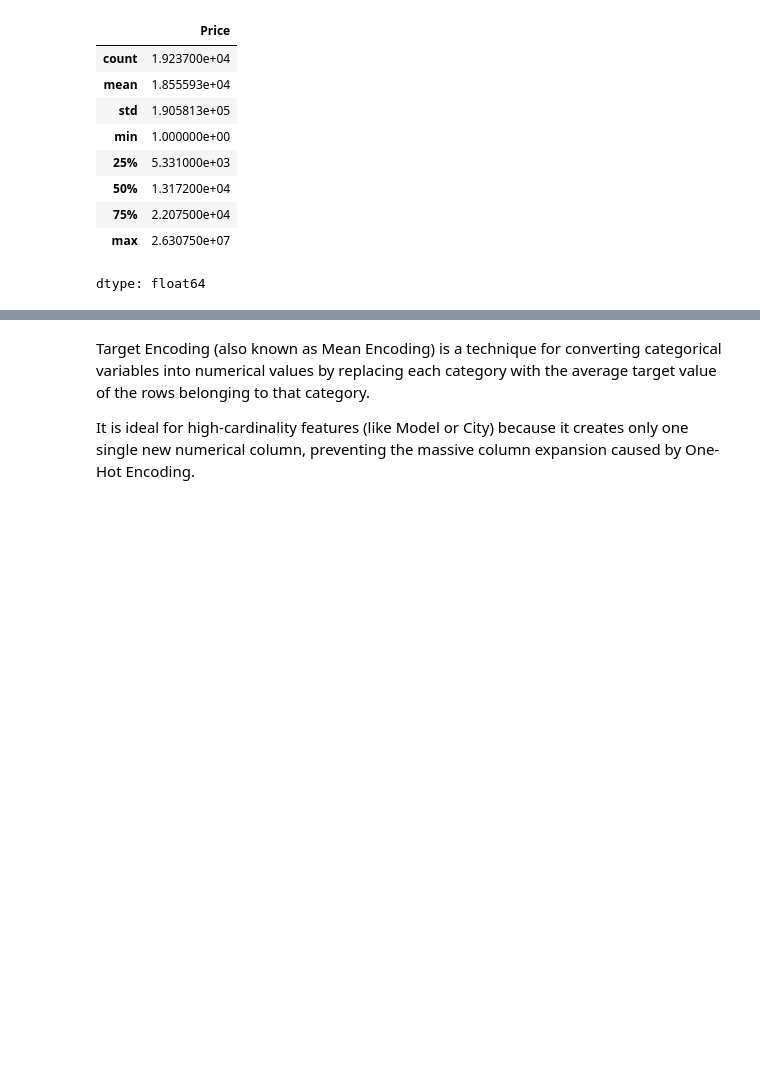
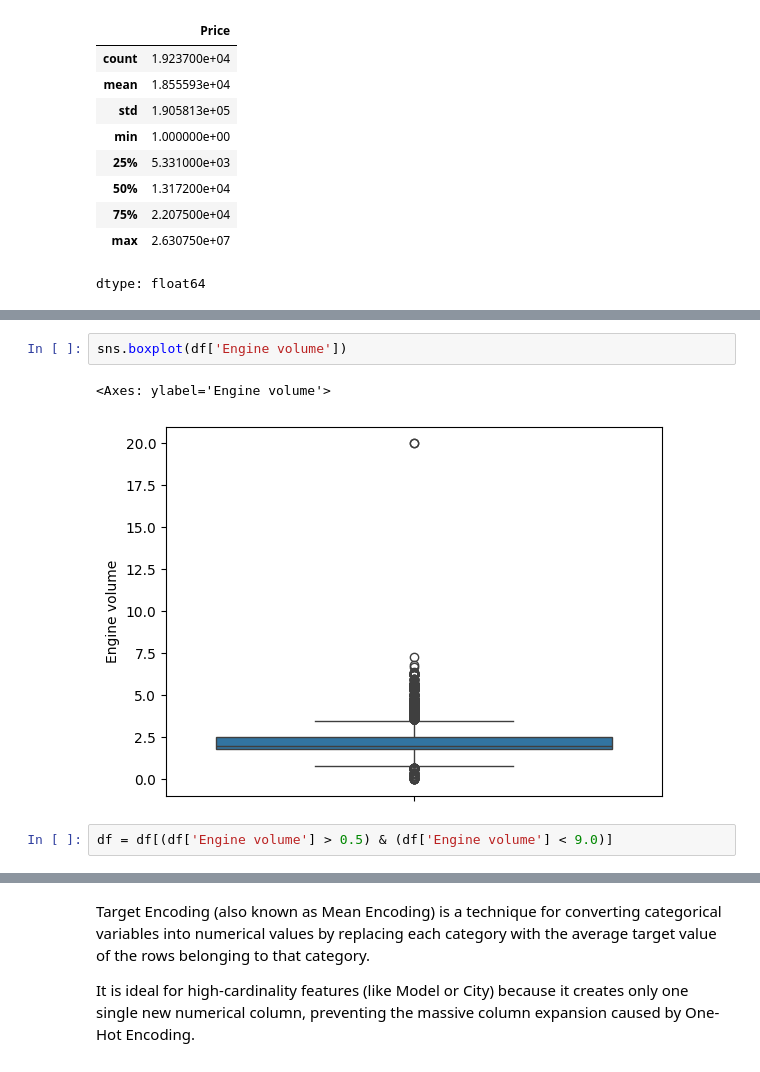
Before and after one commit to Moulicodes/car-price-prediction, a Jupyter notebook: car_price_predictor.ipynb, the cells around one changed output, grey strips where cells are left out. Drawn from its saved outputs; the diff is of its cells as text; blank space fills up the shorter version.

```diff
--- a/car_price_predictor.ipynb
+++ b/car_price_predictor.ipynb
@@ -166,0 +133,7 @@ dtype: object
+# %%
+sns.boxplot(df['Engine volume'])
+# %% [output]
+<Axes: ylabel='Engine volume'>
+[figure, added]
+# %%
+df = df[(df['Engine volume'] > 0.5) & (df['Engine volume'] < 9.0)]
```
Also changed, not shown: parts of 86 cells of this notebook.
